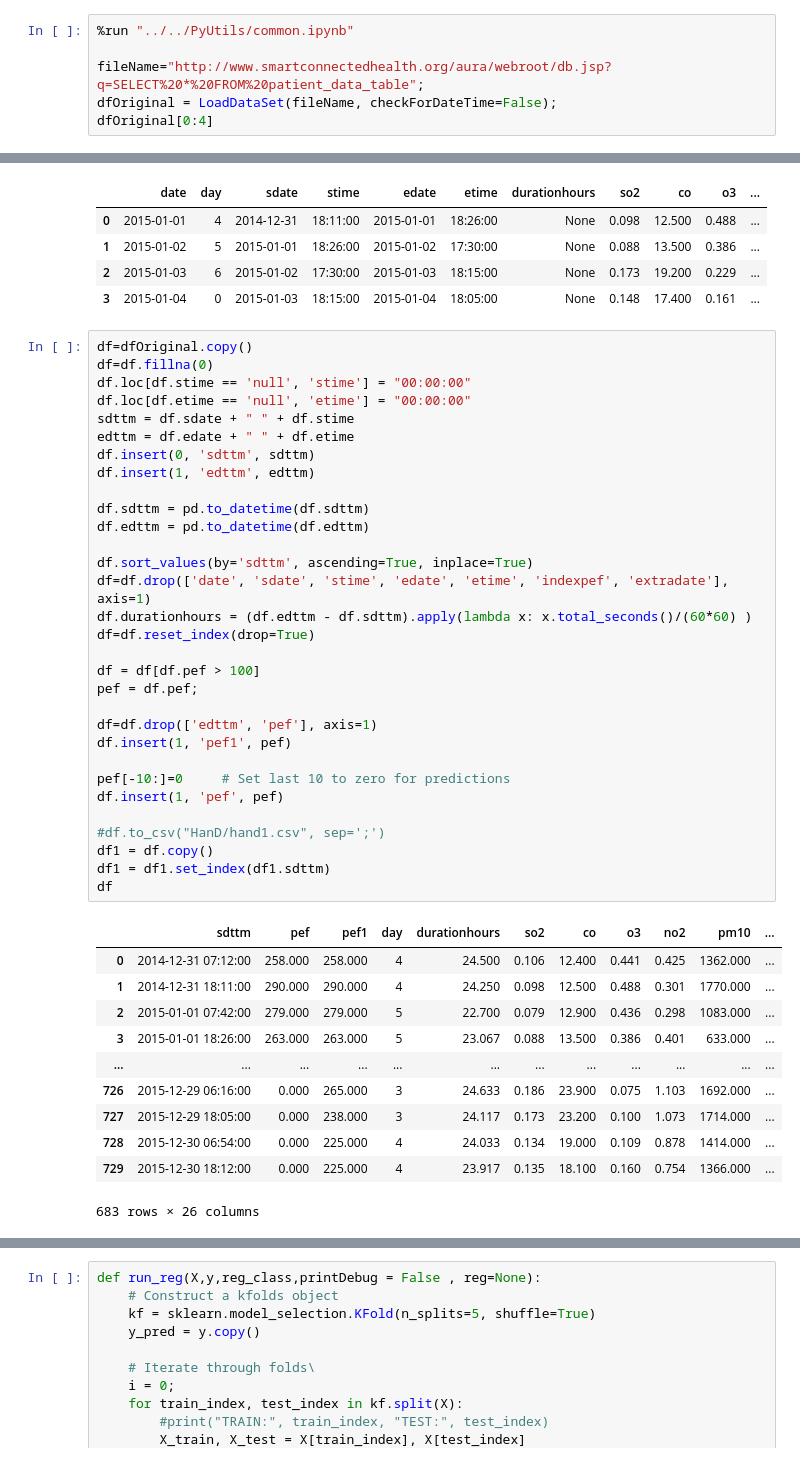
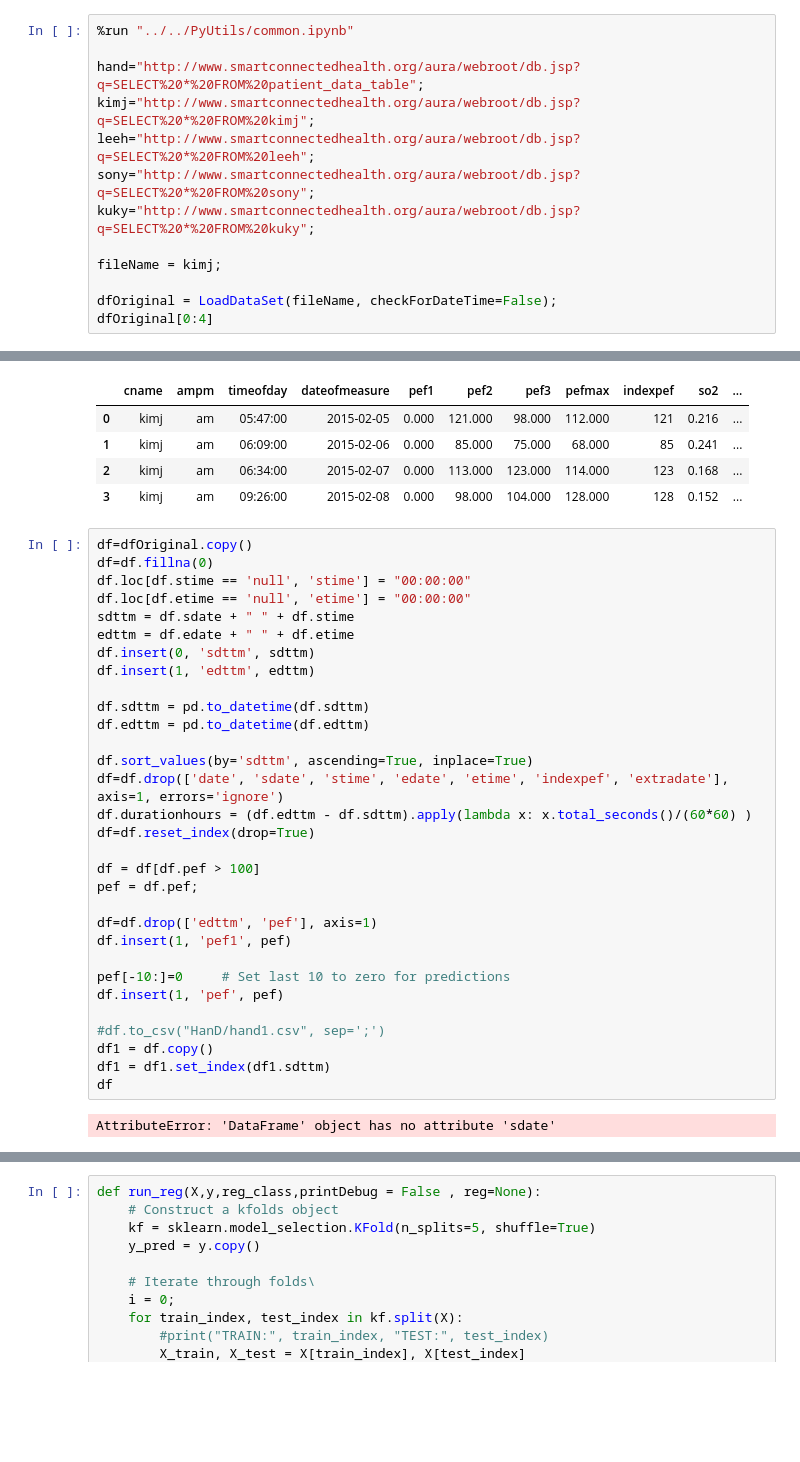
Before and after one commit to sada-narayanappa/Notebooks, a Jupyter notebook: SCHAS/pef/hans.ipynb, the cells around one changed output, grey strips where cells are left out. Drawn from its saved outputs; the diff is of its cells as text; blank space fills up the shorter version.

```diff
--- a/SCHAS/pef/hans.ipynb
+++ b/SCHAS/pef/hans.ipynb
@@ -1,16 +1,23 @@
 # %%
 %run "../../PyUtils/common.ipynb"
 
-fileName="http://www.smartconnectedhealth.org/aura/webroot/db.jsp?q=SELECT%20*%20FROM%20patient_data_table";
+hand="http://www.smartconnectedhealth.org/aura/webroot/db.jsp?q=SELECT%20*%20FROM%20patient_data_table";
+kimj="http://www.smartconnectedhealth.org/aura/webroot/db.jsp?q=SELECT%20*%20FROM%20kimj";
+leeh="http://www.smartconnectedhealth.org/aura/webroot/db.jsp?q=SELECT%20*%20FROM%20leeh";
+sony="http://www.smartconnectedhealth.org/aura/webroot/db.jsp?q=SELECT%20*%20FROM%20sony";
+kuky="http://www.smartconnectedhealth.org/aura/webroot/db.jsp?q=SELECT%20*%20FROM%20kuky";
+
+fileName = kimj;
+
 dfOriginal = LoadDataSet(fileName, checkForDateTime=False);
 dfOriginal[0:4]
 # %% [output]
 [interactive output not drawn]
-|  | date | day | sdate | stime | edate | etime | durationhours | so2 | co | o3 | ... |
-| 0 | 2015-01-01 | 4 | 2014-12-31 | 18:11:00 | 2015-01-01 | 18:26:00 | None | 0.098 | 12.500 | 0.488 | ... |
-| 1 | 2015-01-02 | 5 | 2015-01-01 | 18:26:00 | 2015-01-02 | 17:30:00 | None | 0.088 | 13.500 | 0.386 | ... |
-| 2 | 2015-01-03 | 6 | 2015-01-02 | 17:30:00 | 2015-01-03 | 18:15:00 | None | 0.173 | 19.200 | 0.229 | ... |
-| 3 | 2015-01-04 | 0 | 2015-01-03 | 18:15:00 | 2015-01-04 | 18:05:00 | None | 0.148 | 17.400 | 0.161 | ... |
+|  | cname | ampm | timeofday | dateofmeasure | pef1 | pef2 | pef3 | pefmax | indexpef | so2 | ... |
+| 0 | kimj | am | 05:47:00 | 2015-02-05 | 0.000 | 121.000 | 98.000 | 112.000 | 121 | 0.216 | ... |
+| 1 | kimj | am | 06:09:00 | 2015-02-06 | 0.000 | 85.000 | 75.000 | 68.000 | 85 | 0.241 | ... |
+| 2 | kimj | am | 06:34:00 | 2015-02-07 | 0.000 | 113.000 | 123.000 | 114.000 | 123 | 0.168 | ... |
+| 3 | kimj | am | 09:26:00 | 2015-02-08 | 0.000 | 98.000 | 104.000 | 128.000 | 128 | 0.152 | ... |
 # %%
 df=dfOriginal.copy()
 df=df.fillna(0)
@@ -25,7 +32,7 @@ df.sdttm = pd.to_datetime(df.sdttm)
 df.edttm = pd.to_datetime(df.edttm)
 
 df.sort_values(by='sdttm', ascending=True, inplace=True)
-df=df.drop(['date', 'sdate', 'stime', 'edate', 'etime', 'indexpef', 'extradate'], axis=1)
+df=df.drop(['date', 'sdate', 'stime', 'edate', 'etime', 'indexpef', 'extradate'], axis=1, errors='ignore')
 df.durationhours = (df.edttm - df.sdttm).apply(lambda x: x.total_seconds()/(60*60) )
 df=df.reset_index(drop=True)
 
@@ -43,17 +50,7 @@ df1 = df.copy()
 df1 = df1.set_index(df1.sdttm)
 df
 # %% [output]
-|  | sdttm | pef | pef1 | day | durationhours | so2 | co | o3 | no2 | pm10 | ... |
-| 0 | 2014-12-31 07:12:00 | 258.000 | 258.000 | 4 | 24.500 | 0.106 | 12.400 | 0.441 | 0.425 | 1362.000 | ... |
-| 1 | 2014-12-31 18:11:00 | 290.000 | 290.000 | 4 | 24.250 | 0.098 | 12.500 | 0.488 | 0.301 | 1770.000 | ... |
-| 2 | 2015-01-01 07:42:00 | 279.000 | 279.000 | 5 | 22.700 | 0.079 | 12.900 | 0.436 | 0.298 | 1083.000 | ... |
-| 3 | 2015-01-01 18:26:00 | 263.000 | 263.000 | 5 | 23.067 | 0.088 | 13.500 | 0.386 | 0.401 | 633.000 | ... |
-| ... | ... | ... | ... | ... | ... | ... | ... | ... | ... | ... | ... |
-| 726 | 2015-12-29 06:16:00 | 0.000 | 265.000 | 3 | 24.633 | 0.186 | 23.900 | 0.075 | 1.103 | 1692.000 | ... |
-| 727 | 2015-12-29 18:05:00 | 0.000 | 238.000 | 3 | 24.117 | 0.173 | 23.200 | 0.100 | 1.073 | 1714.000 | ... |
-| 728 | 2015-12-30 06:54:00 | 0.000 | 225.000 | 4 | 24.033 | 0.134 | 19.000 | 0.109 | 0.878 | 1414.000 | ... |
-| 729 | 2015-12-30 18:12:00 | 0.000 | 225.000 | 4 | 23.917 | 0.135 | 18.100 | 0.160 | 0.754 | 1366.000 | ... |
-683 rows × 26 columns
+AttributeError: 'DataFrame' object has no attribute 'sdate'
 # %%
 print(df1.columns)
 
```
Also changed, not shown: parts of 8 cells of this notebook, 3 other files.
